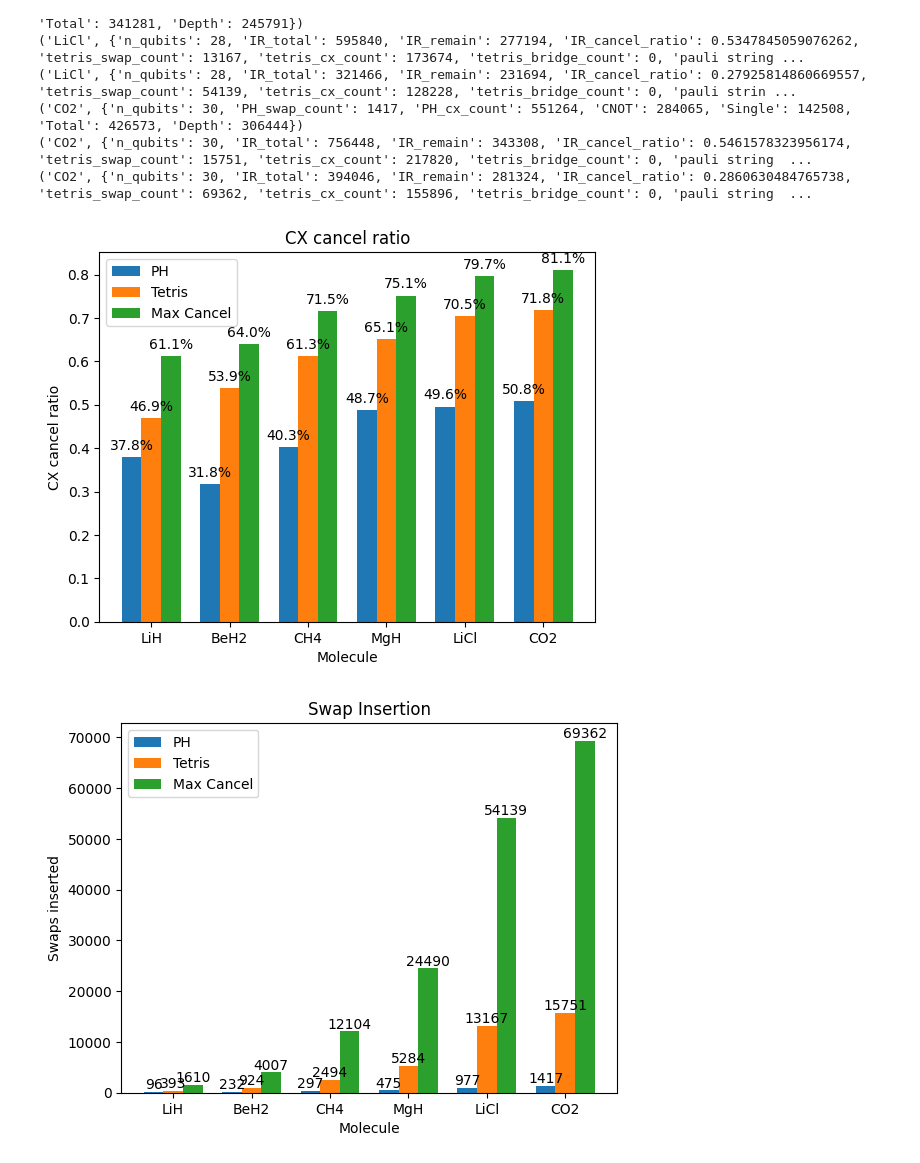
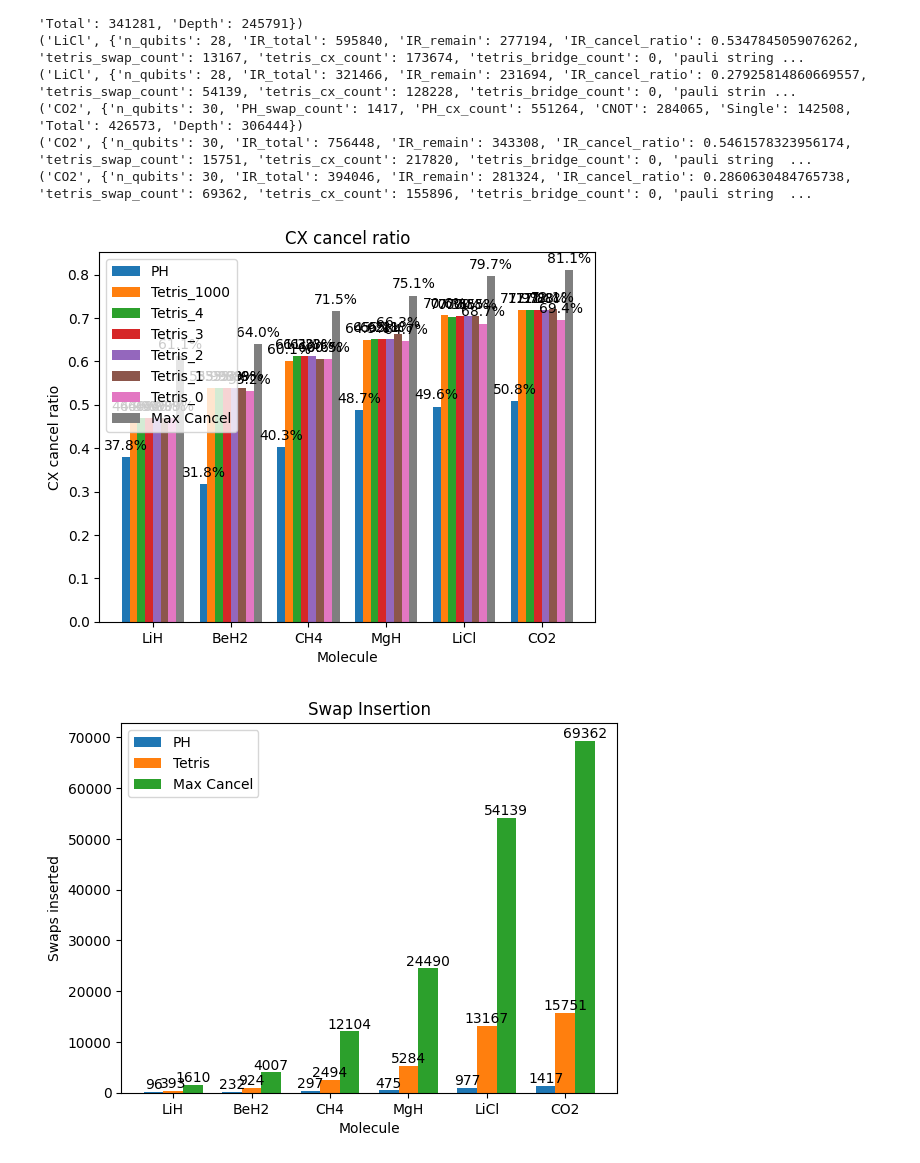
Before and after one commit to abclzr/vqe_tetris, a Jupyter notebook: core/result.ipynb, the cells around one changed output. Drawn from its saved outputs; the diff is of its cells as text; code cells hidden in the pictures.

```diff
--- a/core/result.ipynb
+++ b/core/result.ipynb
@@ -7,23 +7,30 @@ def pickle_load(filename):
     return obj
 
 PH_data_list = pickle_load('PH_data.pickle')
-Tetris_data_list = pickle_load('Tetris_data.pickle')
 Max_cancel_data_list = pickle_load('Tetris_max_cancel_data.pickle')
+
+swap_coefficients = [1000, 4, 3, 2, 1, 0]
+Tetris_swap_coefficient_data_list = {}
+for swap_coeff in swap_coefficients:
+    Tetris_swap_coefficient_data_list[swap_coeff] = pickle_load(f'Tetris_swap_coefficient_{swap_coeff}_data.pickle')
 # %%
 categories = []
 ph_cx_cancel_ratio = []
 tetris_cx_cancel_ratio = []
 max_cancel_cx_cancel_ratio = []
+tetris_various_cx_cancel_ratio = [[] for swap_coeff in swap_coefficients]
 
 ph_swaps = []
 tetris_swaps = []
 max_cancel_swaps = []
+tetris_various_swaps = [[] for swap_coeff in swap_coefficients]
 
 ph_cnots = []
 tetris_cnots = []
 max_cancel_cnots = []
+tetris_various_cnots = [[] for swap_coeff in swap_coefficients]
 
-for ph_data, tetris_data, max_cancel_data in zip(PH_data_list, Tetris_data_list, Max_cancel_data_list):
+for i, (ph_data, tetris_data, max_cancel_data) in enumerate(zip(PH_data_list, Tetris_data_list, Max_cancel_data_list)):
     print(ph_data)
     print(tetris_data)
     print(max_cancel_data)
@@ -35,16 +42,22 @@ for ph_data, tetris_data, max_cancel_data in zip(PH_data_list, Tetris_data_list,
     original_cx_count = tetris['original CNOT count']
     ph_cx_cancel_ratio.append(1.0 - 1.0 * (ph['CNOT'] - ph['PH_swap_count'] * 3) / original_cx_count)
     # tetris_cx_cancel_ratio.append(1.0 - 1.0 * tetris['tetris_cx_count'] / original_cx_count)
-    tetris_cx_cancel_ratio.append(1.0 - 1.0 * (tetris['CNOT'] - tetris['tetris_swap_count'] * 3) / original_cx_count)
+    # tetris_cx_cancel_ratio.append(1.0 - 1.0 * (tetris['CNOT'] - tetris['tetris_swap_count'] * 3) / original_cx_count)
     max_cancel_cx_cancel_ratio.append(1.0 - 1.0 * (max_cancel['CNOT'] - max_cancel['tetris_swap_count'] * 3) / original_cx_count)
 
     ph_swaps.append(ph['PH_swap_count'])
-    tetris_swaps.append(tetris['tetris_swap_count'])
+    # tetris_swaps.append(tetris['tetris_swap_count'])
     max_cancel_swaps.append(max_cancel['tetris_swap_count'])
 
     ph_cnots.append(ph['CNOT'])
-    tetris_cnots.append(tetris['CNOT'])
+    # tetris_cnots.append(tetris['CNOT'])
     max_cancel_cnots.append(max_cancel['CNOT'])
+
+    for j, swap_coeff in enumerate(swap_coefficients):
+        mole, data = Tetris_swap_coefficient_data_list[swap_coeff][i]
+        tetris_various_cx_cancel_ratio[j].append(1.0 - 1.0 * (data['CNOT'] - data['tetris_swap_count'] * 3) / original_cx_count)
+        tetris_various_swaps[j].append(data['tetris_swap_count'])
+        tetris_various_cnots[j].append(data['CNOT'])
 # %% [output]
 ('LiH', {'n_qubits': 12, 'PH_swap_count': 96, 'PH_cx_count': 8064, 'CNOT': 5300, 'Single': 3915, 'Total': 9215, 'Depth': 6156})
 ('LiH', {'n_qubits': 12, 'IR_total': 13696, 'IR_remain': 9008, 'IR_cancel_ratio': 0.3422897196261682, 'tetris_swap_count': 393, 'tetris_cx_count': 5200, 'tetris_bridge_count': 0, 'pauli string count': ...
@@ -70,32 +83,37 @@ import numpy as np
 # %%
 x = np.arange(len(categories))
 
 # Define the width of each bar
-bar_width = 0.25
+bar_width = 0.10
+length = 2 + len(swap_coefficients)
+positions = [(i + 0.5 - length/2) * bar_width for i in range(length)]
 
 # Create the grouped bar chart
-plt.bar(x - bar_width, ph_cx_cancel_ratio, bar_width, label='PH')
-plt.bar(x, tetris_cx_cancel_ratio, bar_width, label='Tetris')
-plt.bar(x + bar_width, max_cancel_cx_cancel_ratio, bar_width, label='Max Cancel')
+plt.bar(x + positions[0], ph_cx_cancel_ratio, bar_width, label='PH')
+for i, position in enumerate(positions[1:-1]):
+    plt.bar(x + position, tetris_various_cx_cancel_ratio[i], bar_width, label=f'Tetris_{swap_coefficients[i]}')
+plt.bar(x + positions[-1], max_cancel_cx_cancel_ratio, bar_width, label='Max Cancel')
 # Add labels to the bars
 for i in range(len(categories)):
-    plt.text(x[i] - bar_width, ph_cx_cancel_ratio[i] + 0.01, str(round(ph_cx_cancel_ratio[i] * 100, 1)) + '%', ha='center', va='bottom')
-    plt.text(x[i], tetris_cx_cancel_ratio[i] + 0.01, str(round(tetris_cx_cancel_ratio[i] * 100, 1)) + '%', ha='center', va='bottom')
-    plt.text(x[i] + bar_width, max_cancel_cx_cancel_ratio[i] + 0.01, str(round(max_cancel_cx_cancel_ratio[i] * 100, 1)) + '%', ha='center', va='bottom')
+    for position, datalist in zip(positions, [ph_cx_cancel_ratio] + tetris_various_cx_cancel_ratio + [max_cancel_cx_cancel_ratio]):
+        plt.text(x[i] + position, datalist[i] + 0.01, str(round(datalist[i] * 100, 1)) + '%', ha='center', va='bottom')
+    # plt.text(x[i] + positions[0], ph_cx_cancel_ratio[i] + 0.01, str(round(ph_cx_cancel_ratio[i] * 100, 1)) + '%', ha='center', va='bottom')
+    # plt.text(x[i], tetris_cx_cancel_ratio[i] + 0.01, str(round(tetris_cx_cancel_ratio[i] * 100, 1)) + '%', ha='center', va='bottom')
+    # plt.text(x[i] + positions[-1], max_cancel_cx_cancel_ratio[i] + 0.01, str(round(max_cancel_cx_cancel_ratio[i] * 100, 1)) + '%', ha='center', va='bottom')
 
 # Add category labels to the x-axis
 plt.xticks(x, categories)
 
 # Add labels and a legend
 plt.xlabel('Molecule')
 plt.ylabel('CX cancel ratio')
 plt.title('CX cancel ratio')
 plt.legend()
 
 # Show the plot
 plt.show()
 # %% [output]
-[figure, old version]
+[figure, new version]
 # %%
 x = np.arange(len(categories))
 
```
Also changed, not shown: parts of 1 cell of this notebook, 1 other file.
